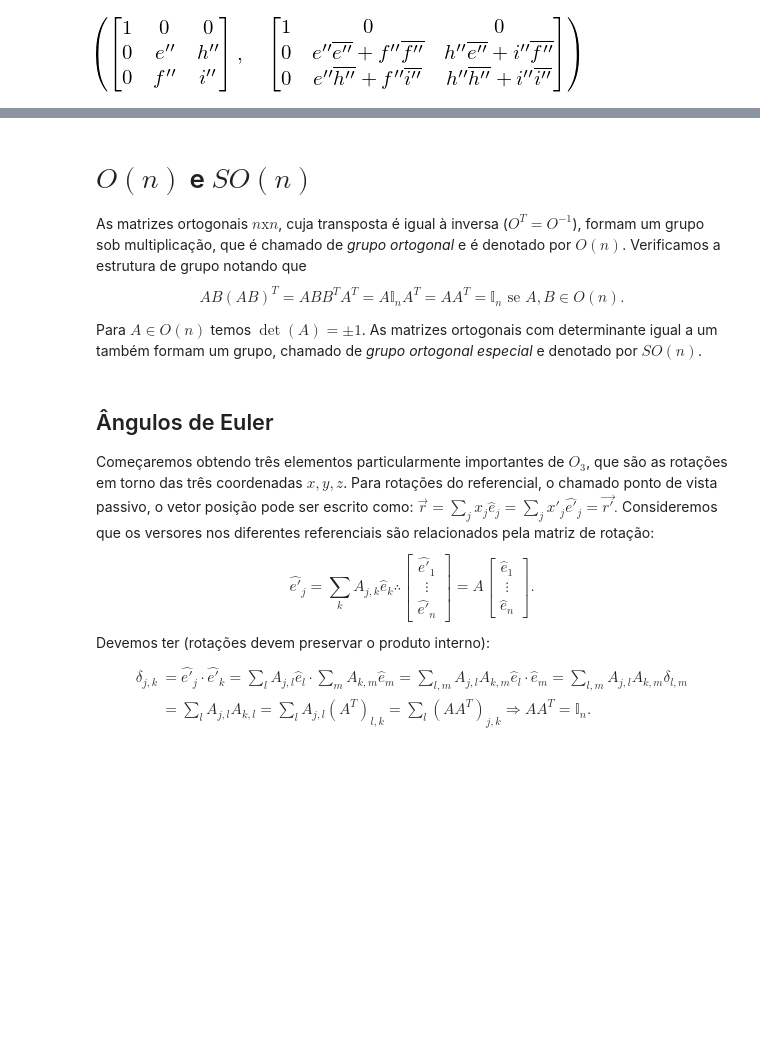
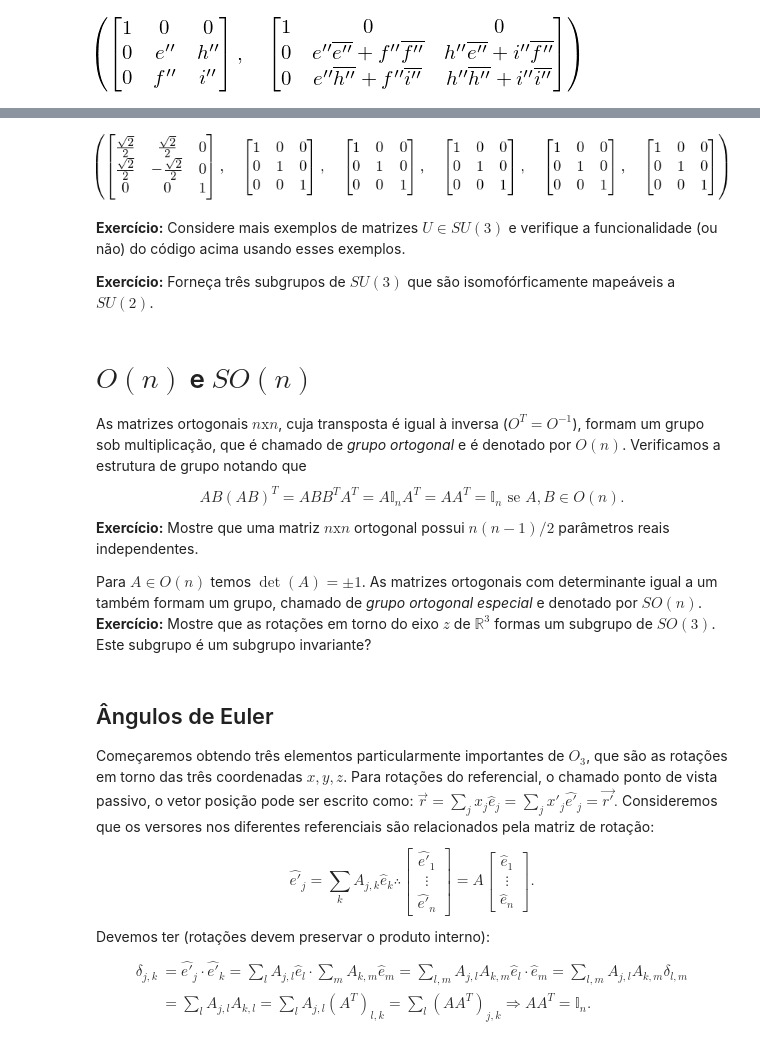
Before and after one commit to jonasmaziero/algebra_linear, a Jupyter notebook: 09_U_O_Sp.ipynb, the cells around one changed output, grey strips where cells are left out. Cells and saved outputs as stored; diff of their text form; code cells hidden in the pictures; blank space fills up the shorter version.

```diff
--- a/09_U_O_Sp.ipynb
+++ b/09_U_O_Sp.ipynb
@@ -137,11 +144,21 @@ U1d*U2d*U3d
+# %%
+Dagger(U1d), Dagger(U2d), Dagger(U3d), Dagger(U1d)*U, Dagger(U2d)*Dagger(U1d)*U, Dagger(U3d)*Dagger(U2d)*Dagger(U1d)*U
+# %% [output]
+[figure, added]
+# %% [markdown]
+__Exercício:__ Considere mais exemplos de matrizes $U\in SU(3)$ e verifique a funcionalidade (ou não) do  código acima usando esses exemplos.
+
+__Exercício:__ Forneça três subgrupos de $SU(3)$ que são isomofórficamente mapeáveis a $SU(2)$.
 # %% [markdown]
 # $O(n)$ e  $SO(n)$
 As matrizes ortogonais $n\mathrm{x}n$, cuja transposta é igual à inversa ($O^{T}=O^{-1}$), formam um grupo sob multiplicação, que é chamado de _grupo ortogonal_ e é denotado por $O(n)$. Verificamos a estrutura de grupo notando que
 \begin{equation}
 AB(AB)^{T}=ABB^{T}A^{T}=A\mathbb{I}_{n}A^{T} =AA^{T}=\mathbb{I}_{n} \text{ se } A,B\in O(n).
 \end{equation}
+__Exercício:__ Mostre que uma matriz $n\mathrm{x}n$ ortogonal possui $n(n-1)/2$ parâmetros reais independentes.
 
-Para $A\in O(n)$ temos $\det(A)=\pm 1$. As matrizes ortogonais com determinante igual a um também formam um grupo, chamado de _grupo ortogonal especial_ e denotado por $SO(n)$.
+Para $A\in O(n)$ temos $\det(A)=\pm 1$. As matrizes ortogonais com determinante igual a um também formam um grupo, chamado de _grupo ortogonal especial_ e denotado por $SO(n)$. <br>
+__Exercício:__ Mostre que as rotações em torno do eixo $z$ de $\mathbb{R}^{3}$ formas um subgrupo de $SO(3)$. Este subgrupo é um subgrupo invariante?
 # %% [markdown]
 ## Ângulos de Euler
 Começaremos obtendo três elementos particularmente importantes de $O_{3}$, que são as rotações em torno das três coordenadas $x,y,z$. Para rotações do referencial, o chamado ponto de vista passivo, o vetor posição pode ser escrito como: $\vec{r} = \sum_{j}x_{j}\hat{e}_{j} = \sum_{j}x'_{j}\hat{e'}_{j}=\vec{r'}.$ Consideremos que os versores nos diferentes referenciais são relacionados pela matriz de rotação:
```
Also changed, not shown: parts of 9 cells of this notebook, 2 other files.
